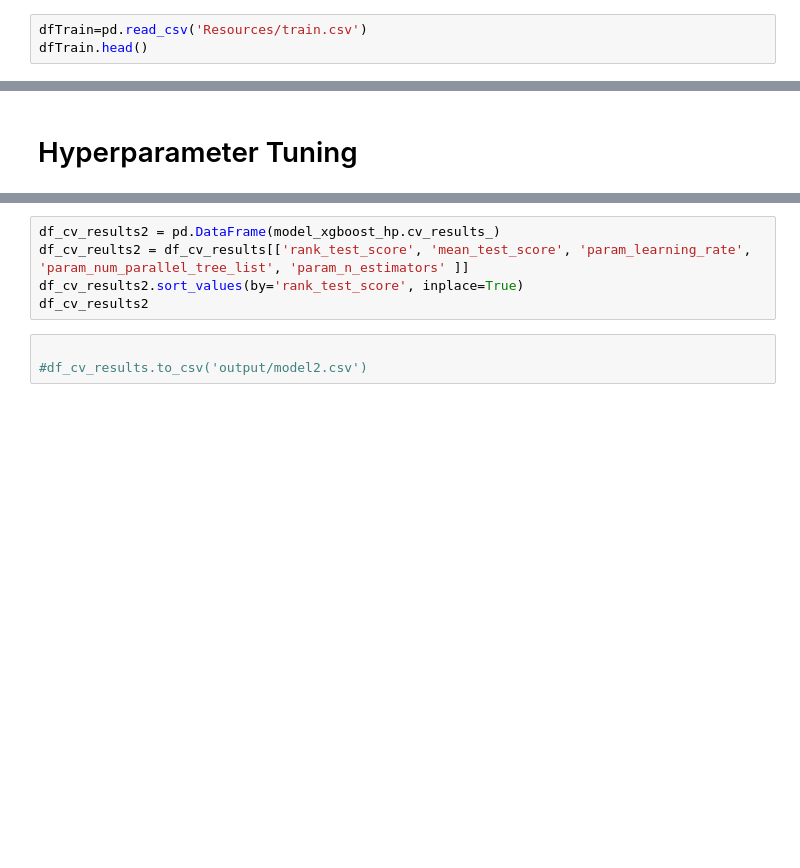
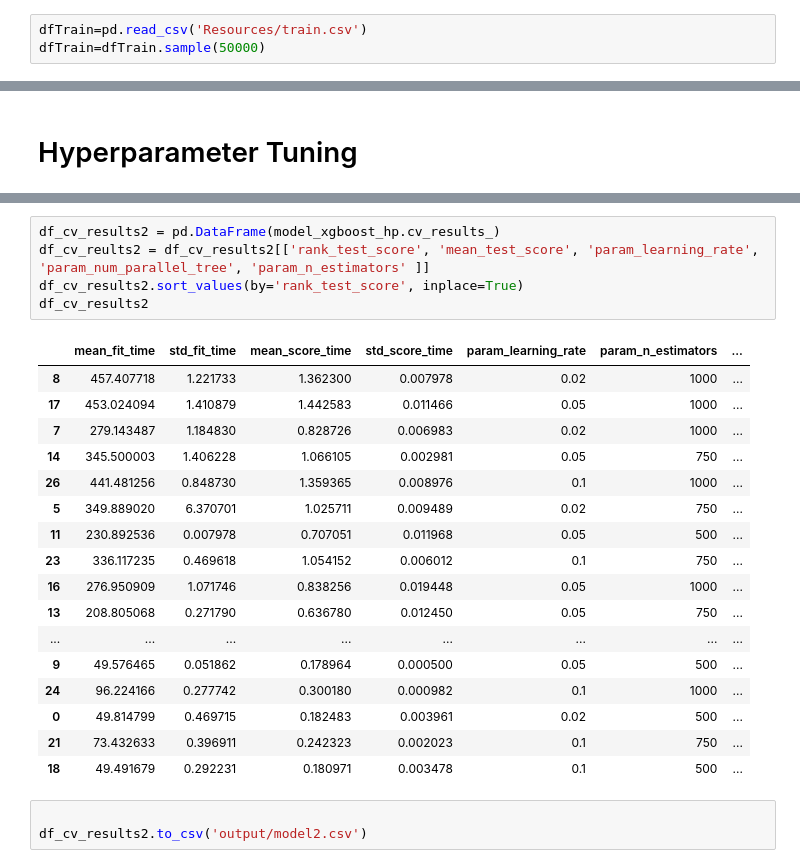
Before and after one commit to shaji-lakshmi/Project4, a Jupyter notebook: Model2.ipynb, the cells around one changed output, grey strips where cells are left out. Drawn from its saved outputs; the diff is of its cells as text; blank space fills up the shorter version.

```diff
--- a/Model2.ipynb
+++ b/Model2.ipynb
@@ -17,6 +18,6 @@ fTest.head()
 # %%
 dfTrain=pd.read_csv('Resources/train.csv')
-dfTrain.head()
+dfTrain=dfTrain.sample(50000)
 # %%
 var_columns=[c for c in dfTrain.columns if c not in ['ID_code', 'target']]
 X = dfTrain.loc[:, var_columns]
@@ -78,8 +170,26 @@ model_xgboost_hp.fit(X,y)
 # %%
 df_cv_results2 = pd.DataFrame(model_xgboost_hp.cv_results_)
-df_cv_reults2 = df_cv_results[['rank_test_score', 'mean_test_score', 'param_learning_rate', 'param_num_parallel_tree_list', 'param_n_estimators' ]]
+df_cv_reults2 = df_cv_results2[['rank_test_score', 'mean_test_score', 'param_learning_rate', 'param_num_parallel_tree', 'param_n_estimators' ]]
 df_cv_results2.sort_values(by='rank_test_score', inplace=True)
 df_cv_results2
+# %% [output]
+|  | mean_fit_time | std_fit_time | mean_score_time | std_score_time | param_learning_rate | param_n_estimators | ... |
+| 8 | 457.407718 | 1.221733 | 1.362300 | 0.007978 | 0.02 | 1000 | ... |
+| 17 | 453.024094 | 1.410879 | 1.442583 | 0.011466 | 0.05 | 1000 | ... |
+| 7 | 279.143487 | 1.184830 | 0.828726 | 0.006983 | 0.02 | 1000 | ... |
+| 14 | 345.500003 | 1.406228 | 1.066105 | 0.002981 | 0.05 | 750 | ... |
+| 26 | 441.481256 | 0.848730 | 1.359365 | 0.008976 | 0.1 | 1000 | ... |
+| 5 | 349.889020 | 6.370701 | 1.025711 | 0.009489 | 0.02 | 750 | ... |
+| 11 | 230.892536 | 0.007978 | 0.707051 | 0.011968 | 0.05 | 500 | ... |
+| 23 | 336.117235 | 0.469618 | 1.054152 | 0.006012 | 0.1 | 750 | ... |
+| 16 | 276.950909 | 1.071746 | 0.838256 | 0.019448 | 0.05 | 1000 | ... |
+| 13 | 208.805068 | 0.271790 | 0.636780 | 0.012450 | 0.05 | 750 | ... |
+| ... | ... | ... | ... | ... | ... | ... | ... |
+| 9 | 49.576465 | 0.051862 | 0.178964 | 0.000500 | 0.05 | 500 | ... |
+| 24 | 96.224166 | 0.277742 | 0.300180 | 0.000982 | 0.1 | 1000 | ... |
+| 0 | 49.814799 | 0.469715 | 0.182483 | 0.003961 | 0.02 | 500 | ... |
+| 21 | 73.432633 | 0.396911 | 0.242323 | 0.002023 | 0.1 | 750 | ... |
+| 18 | 49.491679 | 0.292231 | 0.180971 | 0.003478 | 0.1 | 500 | ... |
 # %%
 
-#df_cv_results.to_csv('output/model2.csv')
+df_cv_results2.to_csv('output/model2.csv')
```
Also changed, not shown: parts of 7 cells of this notebook.
